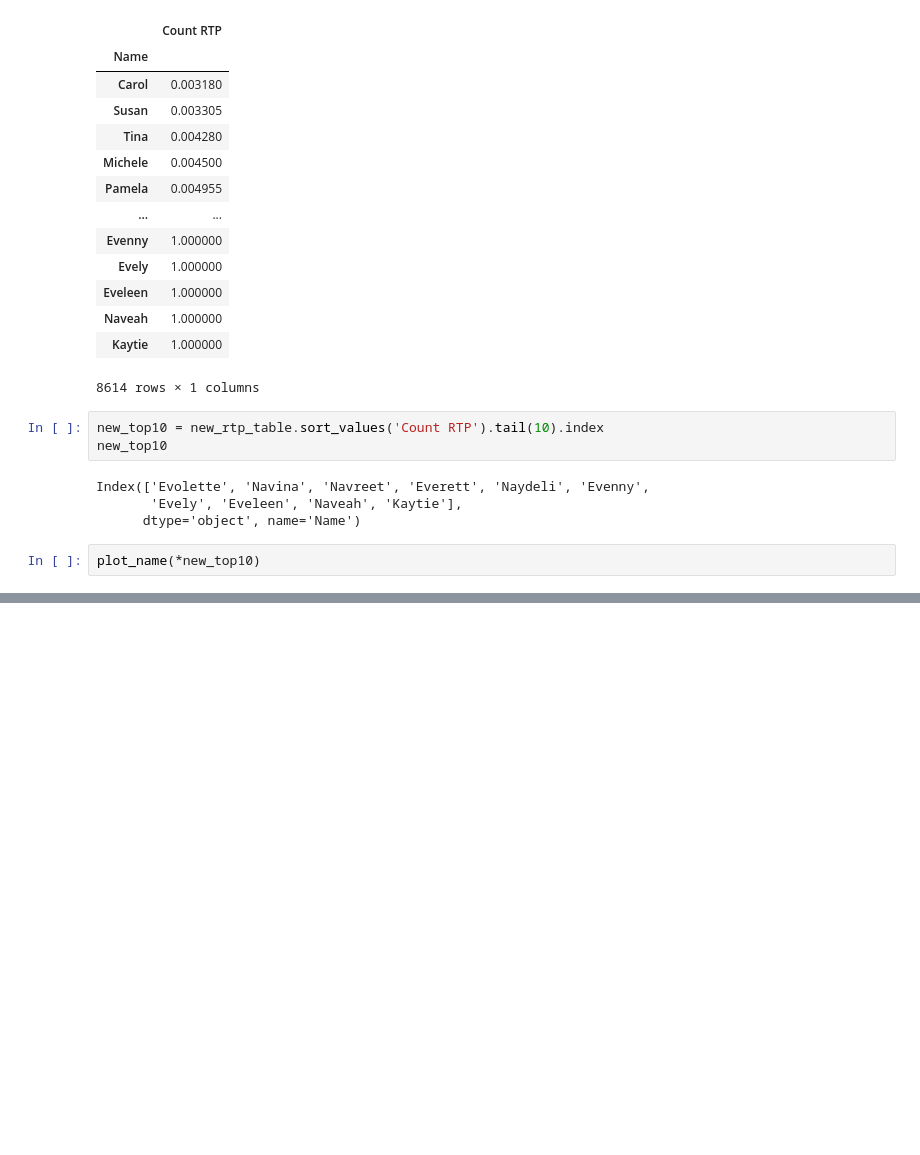
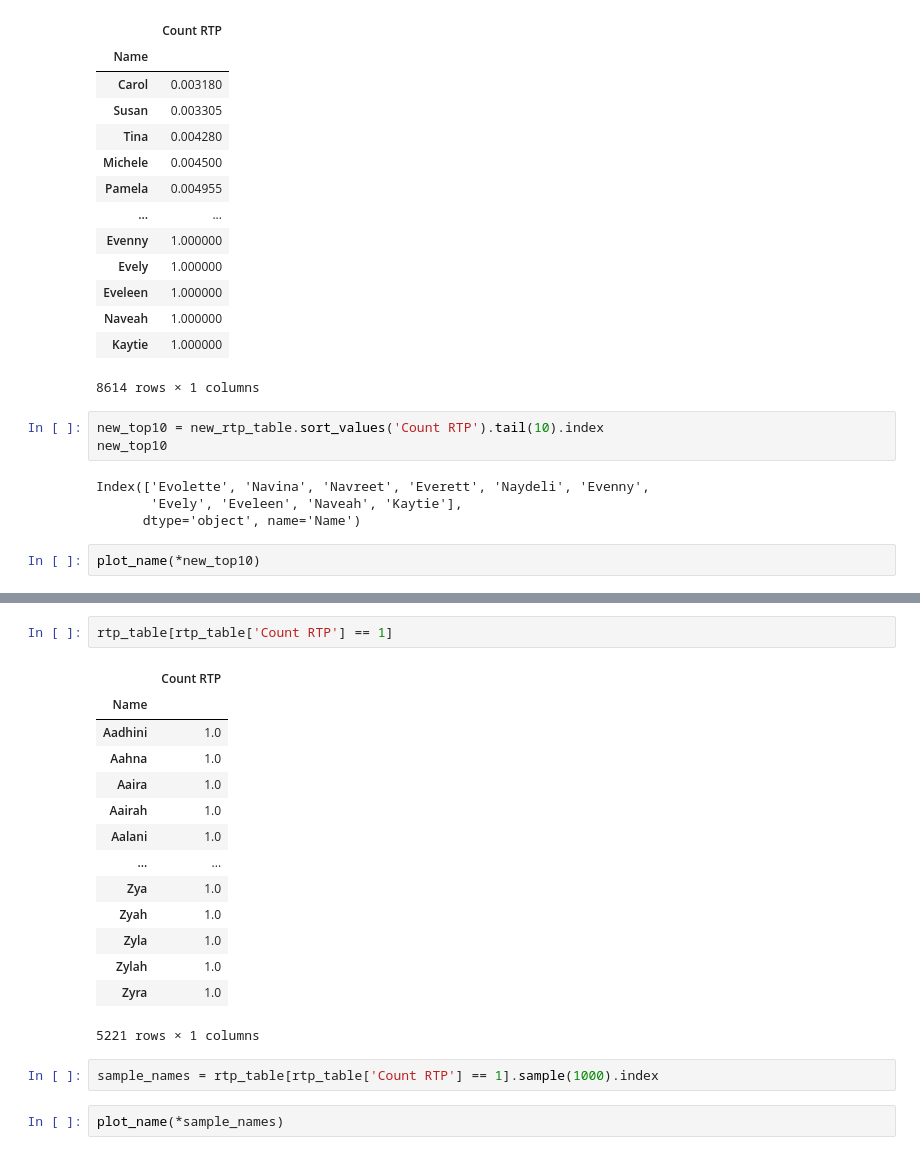
Before and after one commit to rauldgarcia/Data_analysis, a Jupyter notebook: CLASS 1/class_5.ipynb, the cells around one changed output, grey strips where cells are left out. Saved outputs shown, nothing was run; the diff lists cells and outputs as text; blank space fills up the shorter version.

```diff
--- a/CLASS 1/class_5.ipynb
+++ b/CLASS 1/class_5.ipynb
@@ -935,0 +970,21 @@ plot_name(*new_top10)
+# %%
+rtp_table[rtp_table['Count RTP'] == 1]
+# %% [output]
+|  | Count RTP |
+| Name |  |
+| Aadhini | 1.0 |
+| Aahna | 1.0 |
+| Aaira | 1.0 |
+| Aairah | 1.0 |
+| Aalani | 1.0 |
+| ... | ... |
+| Zya | 1.0 |
+| Zyah | 1.0 |
+| Zyla | 1.0 |
+| Zylah | 1.0 |
+| Zyra | 1.0 |
+5221 rows × 1 columns
+# %%
+sample_names = rtp_table[rtp_table['Count RTP'] == 1].sample(1000).index
+# %%
+plot_name(*sample_names)
```
Also changed, not shown: parts of 12 cells of this notebook, 2 other files.
